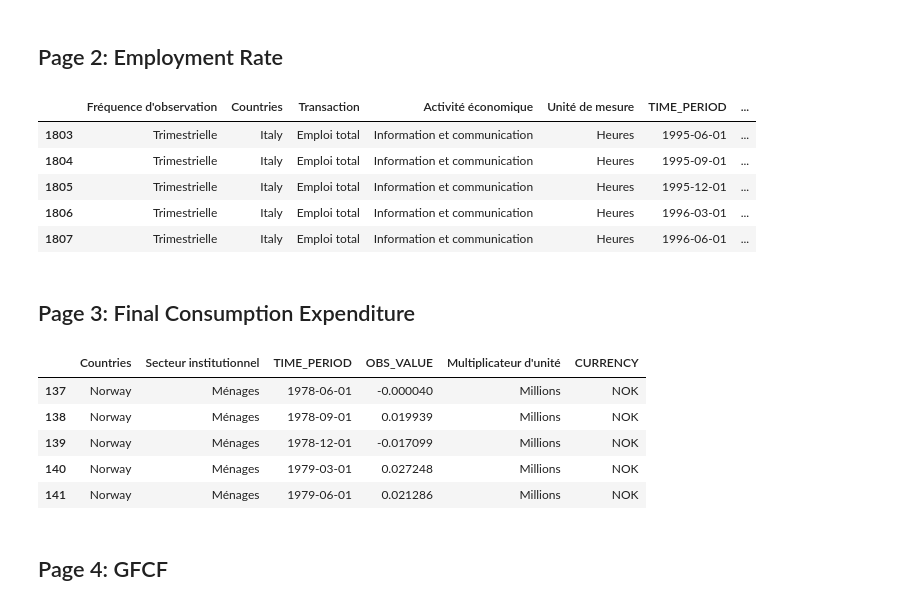
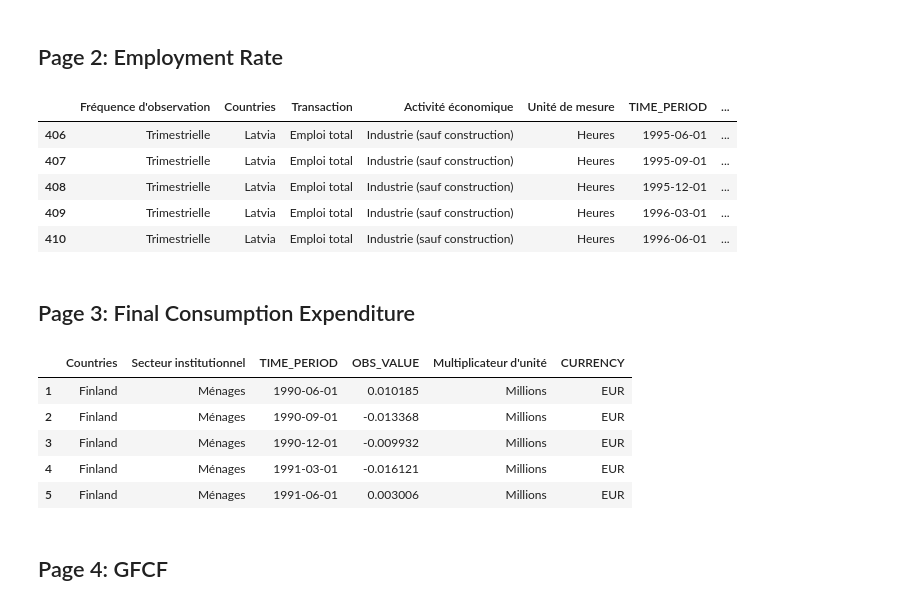
Before and after one commit to ManuelaBarreto/Practice_Project, a Jupyter notebook: Visualization_V2.ipynb, the cells around one changed output. Drawn from its saved outputs; the diff is of its cells as text; code cells hidden in the pictures.

Commit message:
Correction countries options for each metric

```diff
--- a/Visualization_V2.ipynb
+++ b/Visualization_V2.ipynb
@@ -384,7 +412,6 @@ def page1_layout():
 ## Page 2: Employment Rate
 # %%
 emp_rate = pd.read_csv("global/dataglobal/clean_employment.csv")
-emp_rate = emp_rate[emp_rate["Zone de référence"].isin(['France', 'Poland', 'Sweden', 'European Union (27 countries from 02/01/2020)', 'Romania', 'Hungary', 'Italy', 'Norway', 'Bulgaria', 'Spain', 'Germany', 'Greece'])]
 emp_rate = emp_rate[emp_rate['Activité économique'].isin(['Construction','Total - Toutes les activités','Industrie (sauf construction)','Information et communication'])]
 emp_rate["Zone de référence"] = np.where(emp_rate["Zone de référence"] == 'European Union (27 countries as of 02/01/2020)','European Union',emp_rate["Zone de référence"])
 emp_rate.rename(columns={'Zone de référence':'Countries'},inplace=True)
@@ -393,11 +420,11 @@ emp_rate.dropna(axis=0,inplace=True)
 emp_rate.head()
 # %% [output]
 |  | Fréquence d'observation | Countries | Transaction | Activité économique | Unité de mesure | TIME_PERIOD | ... |
-| 1803 | Trimestrielle | Italy | Emploi total | Information et communication | Heures | 1995-06-01 | ... |
-| 1804 | Trimestrielle | Italy | Emploi total | Information et communication | Heures | 1995-09-01 | ... |
-| 1805 | Trimestrielle | Italy | Emploi total | Information et communication | Heures | 1995-12-01 | ... |
-| 1806 | Trimestrielle | Italy | Emploi total | Information et communication | Heures | 1996-03-01 | ... |
-| 1807 | Trimestrielle | Italy | Emploi total | Information et communication | Heures | 1996-06-01 | ... |
+| 406 | Trimestrielle | Latvia | Emploi total | Industrie (sauf construction) | Heures | 1995-06-01 | ... |
+| 407 | Trimestrielle | Latvia | Emploi total | Industrie (sauf construction) | Heures | 1995-09-01 | ... |
+| 408 | Trimestrielle | Latvia | Emploi total | Industrie (sauf construction) | Heures | 1995-12-01 | ... |
+| 409 | Trimestrielle | Latvia | Emploi total | Industrie (sauf construction) | Heures | 1996-03-01 | ... |
+| 410 | Trimestrielle | Latvia | Emploi total | Industrie (sauf construction) | Heures | 1996-06-01 | ... |
 # %%
 #Define layout for page 2 (Employment Rate)
 def page2_layout():
@@ -471,19 +498,18 @@ def page2_layout():
 ## Page 3: Final Consumption Expenditure
 # %%
 consumption = pd.read_csv("global/dataglobal/clean_finalconsumptionexpenditure.csv")
-consumption = consumption[consumption["Zone de référence"].isin(['France', 'Colombia', 'Poland', 'New Zealand', 'United States', 'Sweden', 'European Union (27 countries as of 01/02/2020)', 'Romania', 'Hungary', 'Italy', 'Norway', 'Bulgaria', 'Spain', 'Japan', 'Australia', 'Korea', 'Canada', 'Germany', 'Chile', 'Greece'])]
 consumption["Zone de référence"] = np.where(consumption["Zone de référence"] == 'European Union (27 countries as of 02/01/2020)','European Union',consumption["Zone de référence"])
 consumption.rename(columns={'Zone de référence':'Countries'},inplace=True)
 consumption.drop(columns=['Unnamed: 0'],inplace=True)
 consumption.dropna(axis=0,inplace=True)
 consumption.head()
 # %% [output]
 |  | Countries | Secteur institutionnel | TIME_PERIOD | OBS_VALUE | Multiplicateur d'unité | CURRENCY |
-| 137 | Norway | Ménages | 1978-06-01 | -0.000040 | Millions | NOK |
-| 138 | Norway | Ménages | 1978-09-01 | 0.019939 | Millions | NOK |
-| 139 | Norway | Ménages | 1978-12-01 | -0.017099 | Millions | NOK |
-| 140 | Norway | Ménages | 1979-03-01 | 0.027248 | Millions | NOK |
-| 141 | Norway | Ménages | 1979-06-01 | 0.021286 | Millions | NOK |
+| 1 | Finland | Ménages | 1990-06-01 | 0.010185 | Millions | EUR |
+| 2 | Finland | Ménages | 1990-09-01 | -0.013368 | Millions | EUR |
+| 3 | Finland | Ménages | 1990-12-01 | -0.009932 | Millions | EUR |
+| 4 | Finland | Ménages | 1991-03-01 | -0.016121 | Millions | EUR |
+| 5 | Finland | Ménages | 1991-06-01 | 0.003006 | Millions | EUR |
 # %%
 #Define layout for page 3 (Employment Rate)
 def page3_layout():
```
Also changed, not shown: parts of 14 cells of this notebook.
